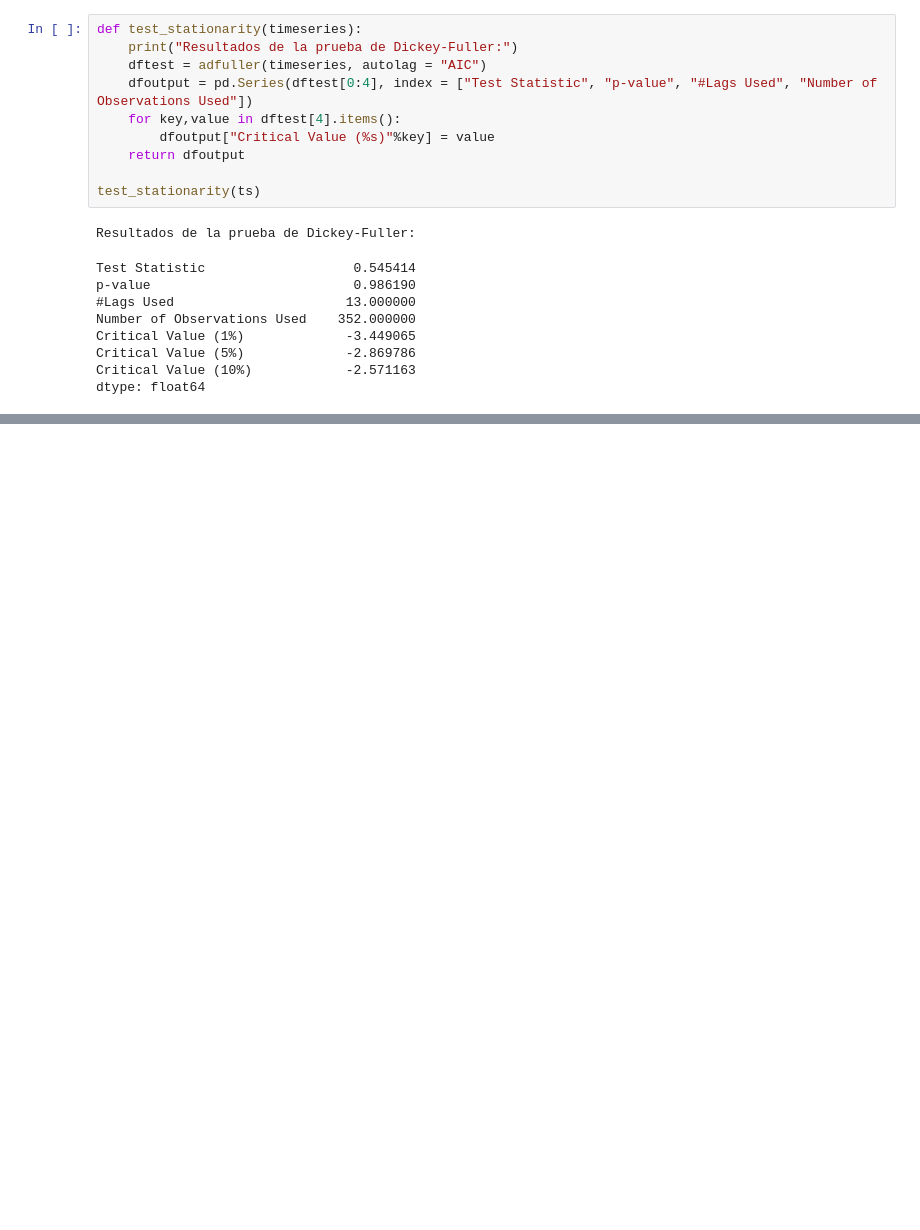
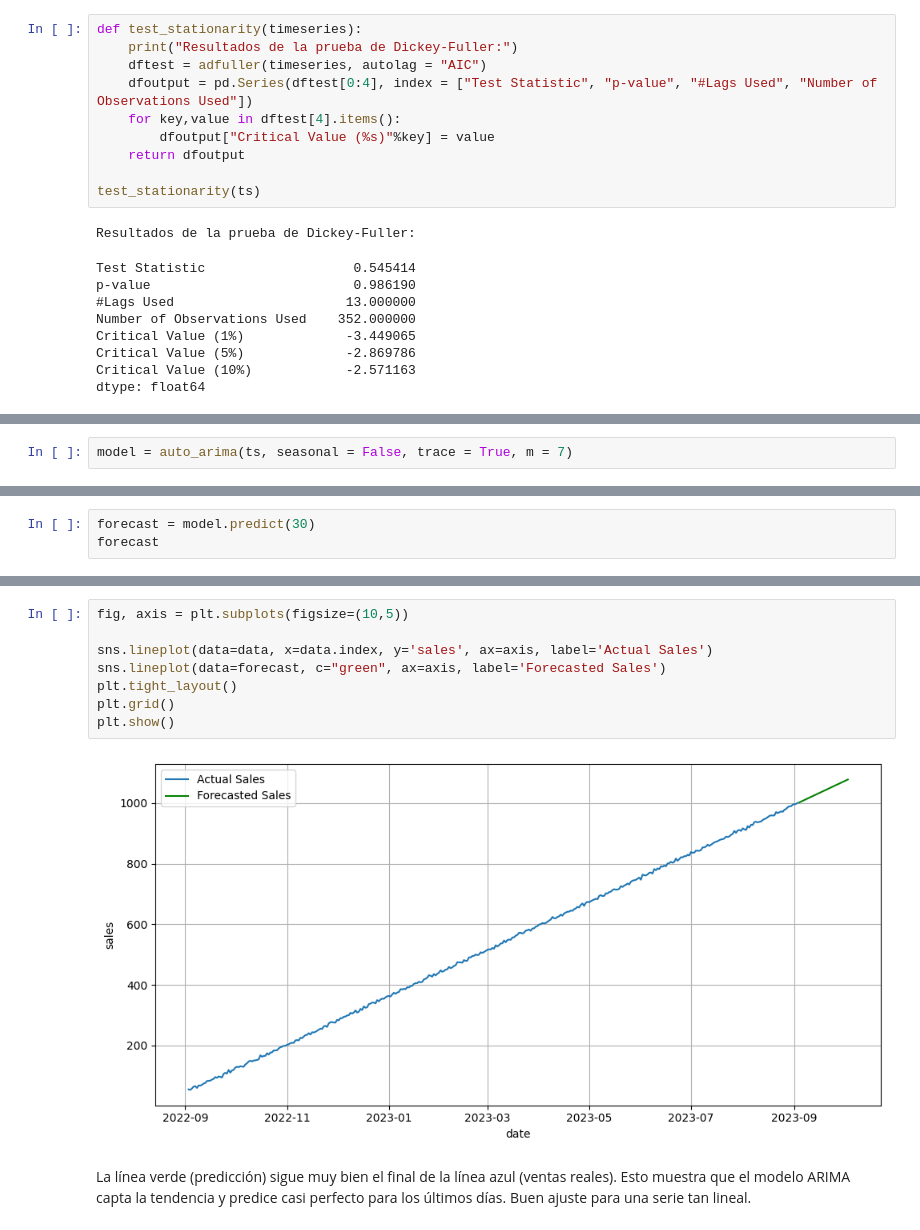
Before and after one commit to 4GeeksAcademy/Gupir11-machine-learning, a Jupyter notebook: src/10-time-series-forecasting-sales.ipynb, the cells around one changed output, grey strips where cells are left out. Saved outputs shown, nothing was run; the diff lists cells and outputs as text; blank space fills up the shorter version.

Commit message:
Commit para entrega

```diff
--- a/src/10-time-series-forecasting-sales.ipynb
+++ b/src/10-time-series-forecasting-sales.ipynb
@@ -114,0 +169,2 @@ dtype: float64
+# %%
+model = auto_arima(ts, seasonal = False, trace = True, m = 7)
@@ -114,0 +211,3 @@ dtype: float64
+# %%
+forecast = model.predict(30)
+forecast
@@ -114,0 +232,12 @@ dtype: float64
+# %%
+fig, axis = plt.subplots(figsize=(10,5))
+
+sns.lineplot(data=data, x=data.index, y='sales', ax=axis, label='Actual Sales')
+sns.lineplot(data=forecast, c="green", ax=axis, label='Forecasted Sales')
+plt.tight_layout()
+plt.grid()
+plt.show()
+# %% [output]
+[figure, added]
+# %% [markdown]
+La línea verde (predicción) sigue muy bien el final de la línea azul (ventas reales). Esto muestra que el modelo ARIMA capta la tendencia y predice casi perfecto para los últimos días. Buen ajuste para una serie tan lineal.
```
Also changed, not shown: parts of 22 cells of this notebook, 1 other file.
